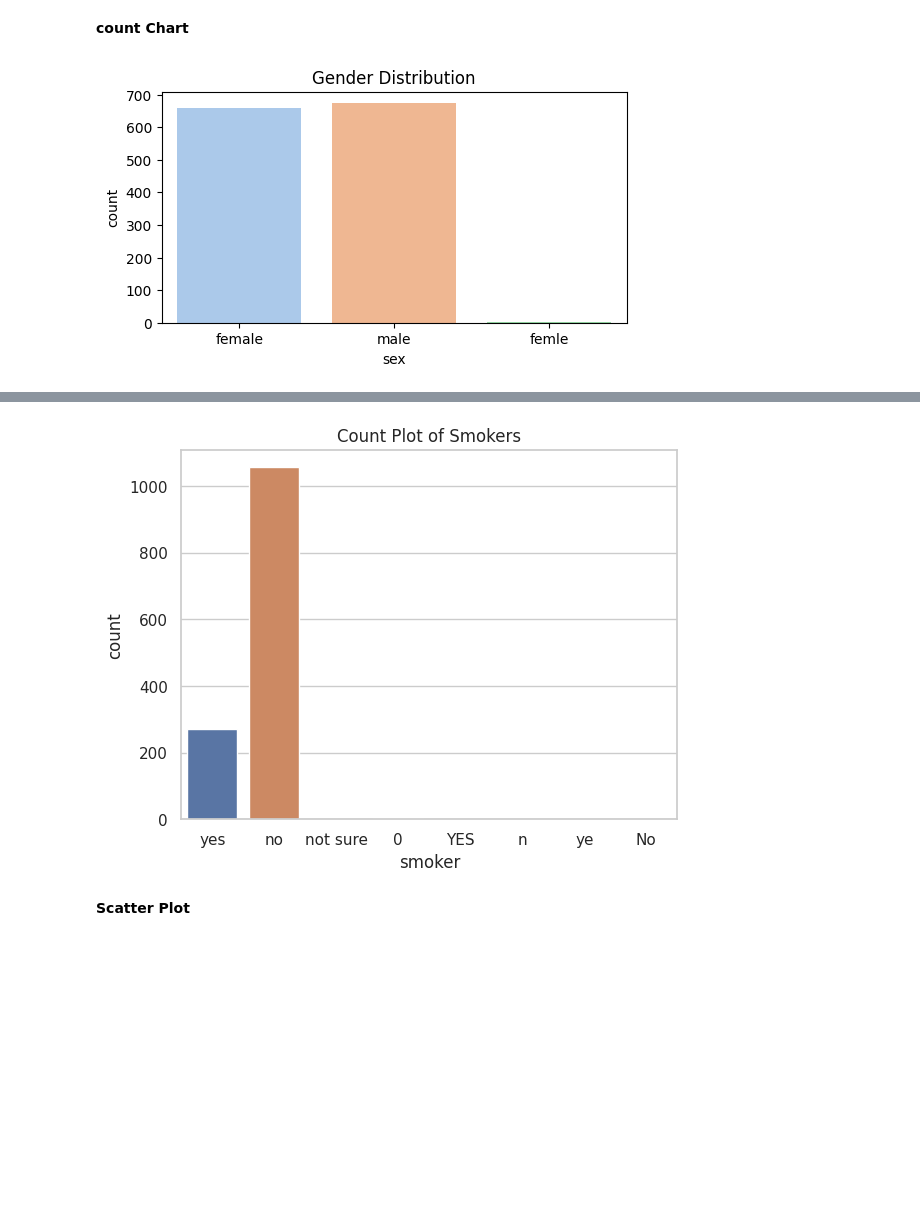
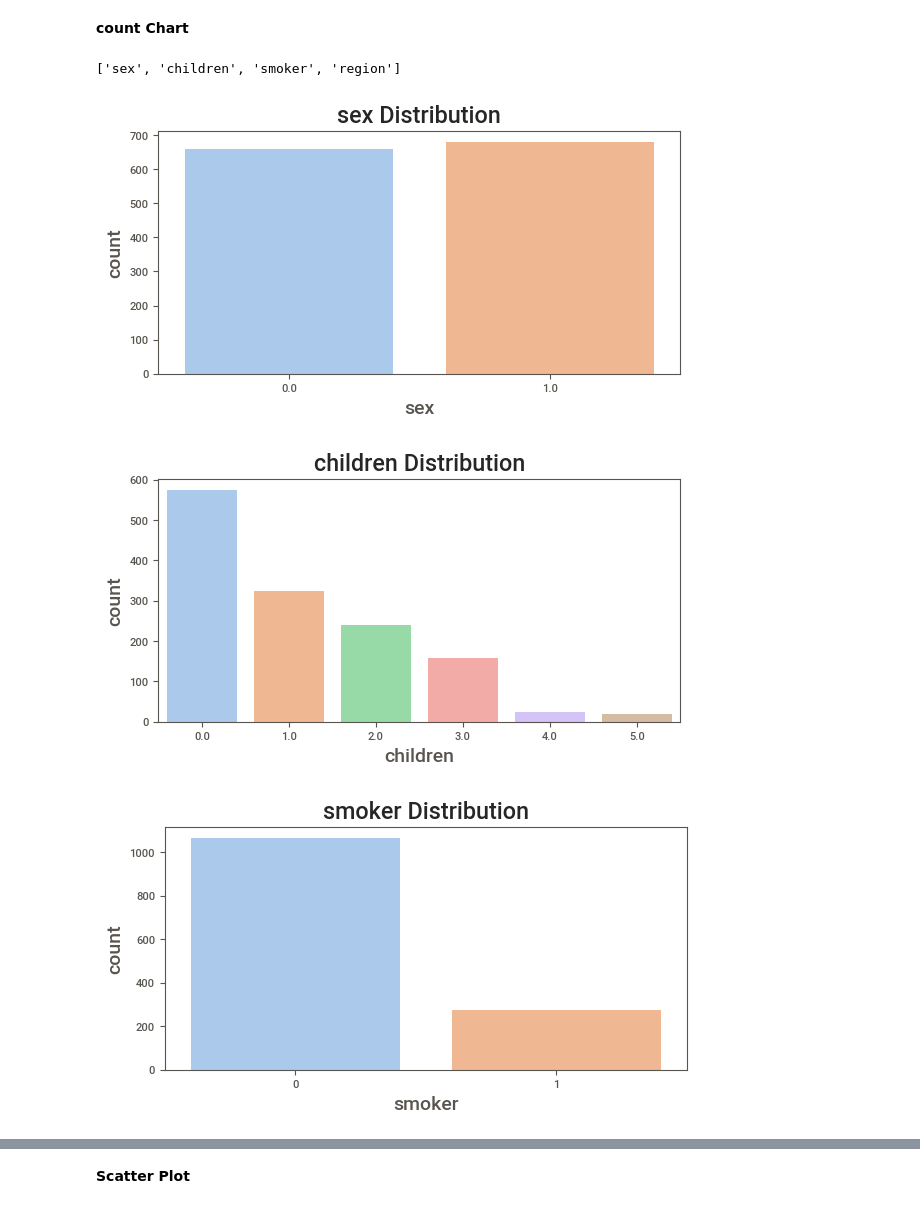
Before and after one commit to peyman886/Machine_Learning, a Jupyter notebook: Bahrak 1402-1/HomeWork/HW01/Machine_Learning_HW01.ipynb, the cells around one changed output, grey strips where cells are left out. Cells and saved outputs as stored; diff of their text form; code cells hidden in the pictures; blank space fills up the shorter version.

```diff
--- a/Bahrak 1402-1/HomeWork/HW01/Machine_Learning_HW01.ipynb
+++ b/Bahrak 1402-1/HomeWork/HW01/Machine_Learning_HW01.ipynb
@@ -201,0 +380,5 @@ An essential step in data cleaning is to check for validity. What is considered
+# %%
+# Count the unique values in the categorical column
+for value in categorical_value:
+  print(insurance_data[value].value_counts())
+  print('\n\n')
@@ -266,10 +560,13 @@ import seaborn as sns
 # %% [markdown]
 **Histogram with KDE**
 # %%
-plt.figure(figsize=(20, 6))
-sns.histplot(insurance_data['age'], kde=True, color='skyblue')
-plt.xlabel('Age')
-plt.ylabel('Frequency')
-plt.title('Distribution of Ages')
-plt.show()
+# numeric_value = ['age', 'bmi', 'charges']
+for value in numeric_value:
+  plt.figure(figsize=(6, 3))
+  sns.histplot(insurance_data[value], kde=True, color='skyblue')
+  plt.xlabel(value)
+  plt.ylabel('Frequency')
+  plt.title('Distribution of '+value)
+  plt.show()
+  print()
 # %% [output]
@@ -277,9 +576,11 @@ plt.show()
 # %% [markdown]
 **Box Plot**
 # %%
-sns.boxplot(x='smoker', y='charges', data=insurance_data, palette='Set2')
-plt.xlabel('Smoker')
-plt.ylabel('Charges')
-plt.title('Charges by Smoking Status')
-plt.show()
+for value in categorical_value:
+  sns.boxplot(x=value, y='charges', data=insurance_data, palette='Set2')
+  plt.xlabel(value)
+  plt.ylabel('Charges')
+  plt.title('Charges by '+value+' Status')
+  plt.show()
+  print('\n\n')
 # %% [output]
@@ -287,10 +591,17 @@ plt.show()
 # %% [markdown]
 **count Chart**
+# %%
+categorical_value
+# %% [output]
+['sex', 'children', 'smoker', 'region']
 # %%
-# Count plot for genders
-plt.figure(figsize=(6, 3))
-sns.countplot(x='sex', data=insurance_data, palette='pastel')
-plt.title('Gender Distribution')
-plt.show()
+# Count plot for categorical data
+for value in categorical_value:
+  plt.figure(figsize=(6, 3))
+  sns.countplot(x=value, data=insurance_data, palette='pastel')
+  plt.title(value+' Distribution')
+  plt.show()
 # %% [output]
-[figure, old version]
+[figure, new version]
+[figure, added]
+[figure, added]
@@ -297,10 +609,3 @@ plt.show()
-# %%
-# Count plot for smokers
-sns.countplot(x='smoker', data=insurance_data)
-plt.title('Count Plot of Smokers')
-plt.show()
-# %% [output]
-[figure, removed]
 # %% [markdown]
 **Scatter Plot**
 # %%
```
Also changed, not shown: parts of 50 cells of this notebook.
